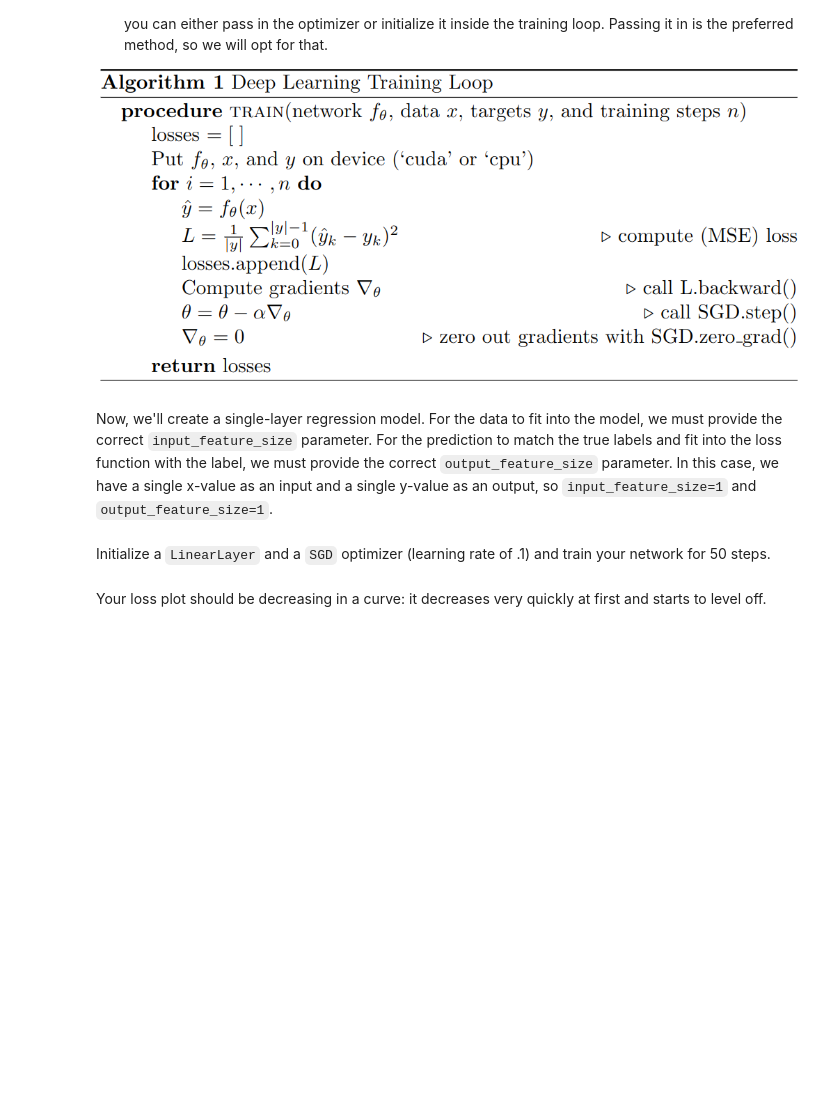
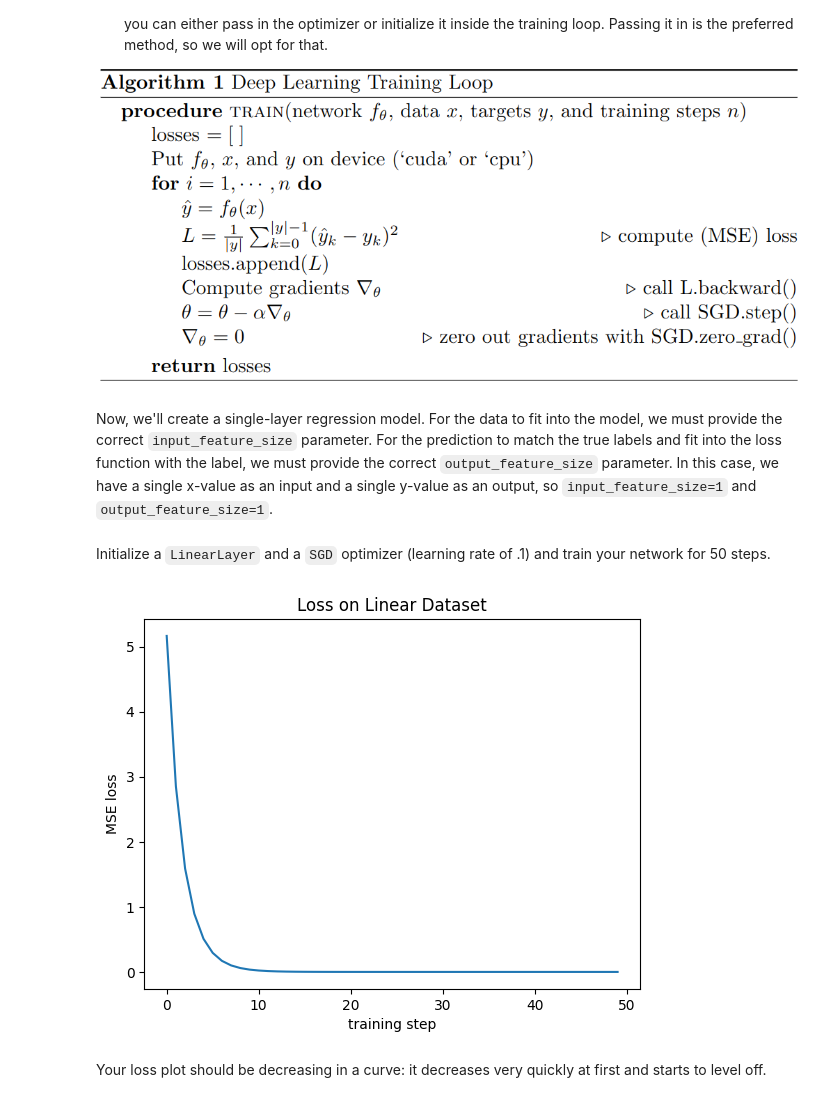
Before and after one commit to merekhelmer/byu-cs474, a Jupyter notebook: lab2_modules_training.ipynb, the cells around one changed output. Saved outputs shown, nothing was run; the diff lists cells and outputs as text; code cells hidden in the pictures; blank space fills up the shorter version.

```diff
--- a/lab2_modules_training.ipynb
+++ b/lab2_modules_training.ipynb
@@ -196,3 +201,6 @@ By default a `Parameter` has `.requires_grad` set to true.
 Let's see the parameters in `dummy`; call `dummy.parameters()` and output its contents.
 
 *Note: `.parameters()` returns a generator so in order to see its contents you need to either convert it to a list, e.g. `list()`, or iterate through it with a for loop.*
+# %%
+for param in dummy.parameters():
+    print(param)
@@ -296,22 +334,28 @@ Now that we have `LinearLayer` built, let's create an `SGD` optimizer that will
 class SGD:
     def __init__(self, parameters, lr):
         # TODO: Store the parameters. Note that parameters could either be a list of Tensors or a generator, so you should cast parameters as a list before setting it to self.parameters.
-        pass
+        parameters = list(parameters)
+        self.parameters = parameters
         # TODO: Store the learning rate.
-        pass
+        self.lr = lr
 
     def zero_grad(self):
         """
         To avoid gradients from accumulating let zero_grad() zero out all the gradients in self.parameters
         """
-        pass
+        for param in self.parameters:
+            if param.grad is not None:
+                param.grad.zero_()
+
 
     def step(self):
         """
         This is where you will take you gradient steps for each of your parameters.
         Remember to use '.data', subtract the gradients, and use your learning rate
         """
-        pass
+        for param in self.parameters:
+            if param.grad is not None:
+                param.data -= self.lr * param.grad
 # %% [markdown]
 Execute the cell below to test that your implementation works correctly.
 # %%
@@ -344,7 +388,8 @@ Do **not** use a for loop in your implementation, use `torch.mean()` instead.
 You can use `nn.functional.mse_loss()` to validate your implementation works.
 # %%
 def mse_loss(y_hat, y):
-    pass
+    return torch.mean((y_hat - y)**2)
+# nn.functional.mse_loss(torch.tensor([1., 2.]), torch.tensor([3., 4.]))
 # %% [markdown]
 Now that we have the necessary components to learn linear regression, let's generate some data.
 # %%
@@ -369,20 +418,39 @@ There are two things to note:
 # %%
 def train(network, optimizer, x, y, training_steps):
     # TODO: Implement training loop
-    pass
+
+    losses = []
+    for step in range(training_steps):
+        y_hat = network(x)
+
+        loss = mse_loss(y_hat, y) # Using the mse_loss function defined earlier
+
+        optimizer.zero_grad()
+        loss.backward()
+
+        # update weights
+        optimizer.step()
+
+        losses.append(loss.item())
+
+    return losses
 # %% [markdown]
 Now, we'll create a single-layer regression model. For the data to fit into the model, we must provide the correct `input_feature_size` parameter. For the prediction to match the true labels and fit into the loss function with the label, we must provide the correct `output_feature_size` parameter. In this case, we have a single x-value as an input and a single y-value as an output, so `input_feature_size=1` and `output_feature_size=1`.
 # %% [markdown]
 Initialize a `LinearLayer` and a `SGD` optimizer (learning rate of .1) and train your network for 50 steps.
 # %%
 # TODO: Initialize a LinearLayer
-linear_network = None
+linear_network = LinearLayer(input_feature_size=1, output_feature_size=1)
+linear_network.to(device)
 
 # TODO: Initialize an SGD Optimizer with a learning rate of .1
+optimizer = SGD(linear_network.parameters(), lr=.1)
 
 # TODO: Train linear_network for 50 steps using your train function, store your training losses in `train_losses` for plotting
-train_losses = None
+train_losses = train(linear_network, optimizer, linear_x.to(device), linear_y.to(device), 50)
 
 plot_loss(train_losses, title="Loss on Linear Dataset")
+# %% [output]
+[figure, added]
 # %% [markdown]
 Your loss plot should be decreasing in a curve: it decreases very quickly at first and starts to level off.
```
Also changed, not shown: parts of 25 cells of this notebook.
